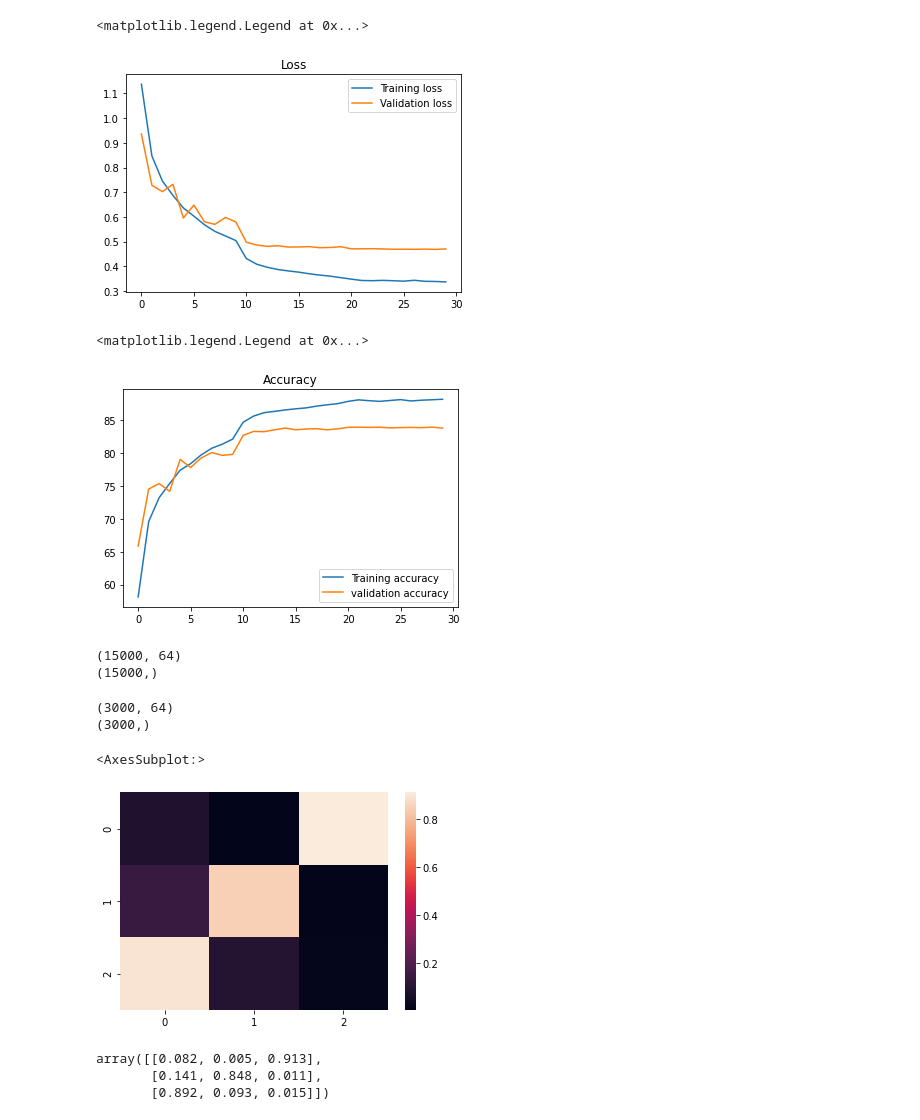
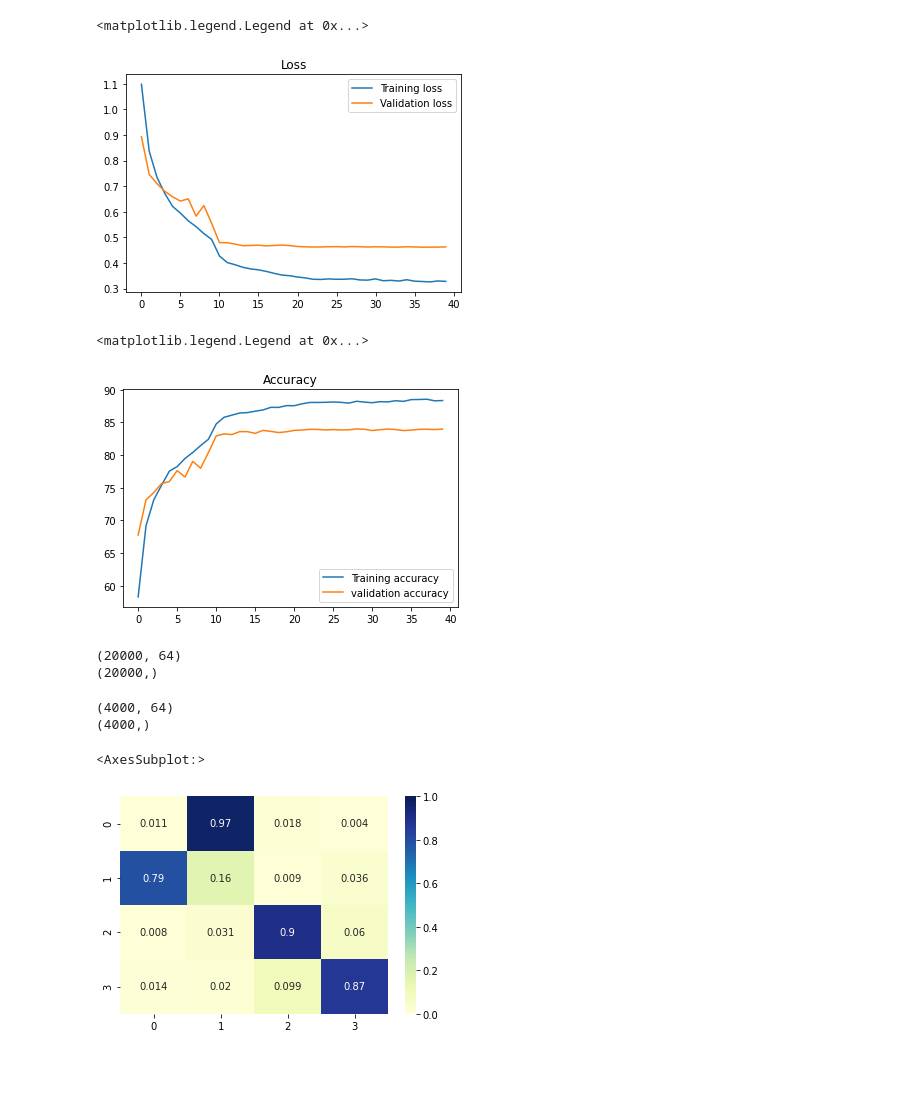
Before and after one commit to kejianZ/Adaptive-classification-network, a Jupyter notebook: Scattering_CNN.ipynb, the cells around one changed output. Drawn from its saved outputs; the diff is of its cells as text; code cells hidden in the pictures; blank space fills up the shorter version.

```diff
--- a/Scattering_CNN.ipynb
+++ b/Scattering_CNN.ipynb
@@ -21,8 +22,8 @@ import seaborn as sns;
 # %%
 NUM_CLASS = 10
-NUM_UNTARGET_CLASS = 3
-EPOCHS = 30
-REPLACE_LST = [7,8,9]
+NUM_UNTARGET_CLASS = 4
+EPOCHS = 40
+REPLACE_LST = [6,7,8,9]
 # %%
 class UnLabel_Dataset(Dataset):
     def __init__(self, imgs, ground_truth, transform):
@@ -132,8 +133,8 @@ class ScatterCNN(nn.Module):
     def feature(self, x):
         x = x.view(-1, 3 * 81, 8, 8)
         x = self.norm0(x)
-        x = self.Conv0(x)
-        x = self.norm1(x)
+        x_ = self.Conv0(x)
+        x = self.norm1(x_)
         x = self.prelu1(x)
         x = self.Conv1(x)
         x = self.norm2(x)
@@ -256,7 +259,7 @@ plt.title('Loss')
 plt.legend()
 # %% [output]
 <matplotlib.legend.Legend at 0x...>
-[figure, old version]
+[figure, new version]
 # %%
 plt.plot(train_acc_lst, label='Training accuracy')
 plt.plot(val_acc_lst, label='validation accuracy')
@@ -264,7 +267,7 @@ plt.title('Accuracy')
 plt.legend()
 # %% [output]
 <matplotlib.legend.Legend at 0x...>
-[figure, old version]
+[figure, new version]
 # %%
 model.eval()
 unlabel_features_training = torch.empty((0,64))
@@ -279,8 +282,8 @@ grand_truth_training = grand_truth_training.numpy()
 print(unlabel_features_training.shape)
 print(grand_truth_training.shape)
 # %% [output]
-(15000, 64)
-(15000,)
+(20000, 64)
+(20000,)
 # %%
 model.eval()
 unlabel_features_test = torch.empty((0,64))
@@ -295,27 +298,21 @@ grand_truth_test = grand_truth_test.numpy()
 print(unlabel_features_test.shape)
 print(grand_truth_test.shape)
 # %% [output]
-(3000, 64)
-(3000,)
+(4000, 64)
+(4000,)
 # %%
 GMM = GaussianMixture(n_components=NUM_UNTARGET_CLASS).fit(unlabel_features_training)
 # %%
-p = GMM.predict(unlabel_features_test)
+pred = GMM.predict(unlabel_features_test)
 # %%
-match_map = np.zeros((len(REPLACE_LST),len(np.unique(p))))
+match_map = np.zeros((len(REPLACE_LST),len(np.unique(pred))))
 for grand_truth_idx, tar in enumerate(REPLACE_LST):
-    for pred_idx, p_tar in enumerate(np.unique(p)):
+    for pred_idx, p_tar in enumerate(np.unique(pred)):
         g_eq = grand_truth_test==tar
-        pred_= p==p_tar
+        pred_= pred==p_tar
         match_map[grand_truth_idx, pred_idx] = np.sum(g_eq&pred_)/1000
 # %%
-sns.heatmap(match_map)
+sns.heatmap(match_map,vmin=0, vmax=1, annot=True, cmap="YlGnBu")
 # %% [output]
 <AxesSubplot:>
-[figure, old version]
+[figure, new version]
-# %%
-match_map
-# %% [output]
-array([[0.082, 0.005, 0.913],
-       [0.141, 0.848, 0.011],
-       [0.892, 0.093, 0.015]])
```
Also changed, not shown: parts of 12 cells of this notebook.
